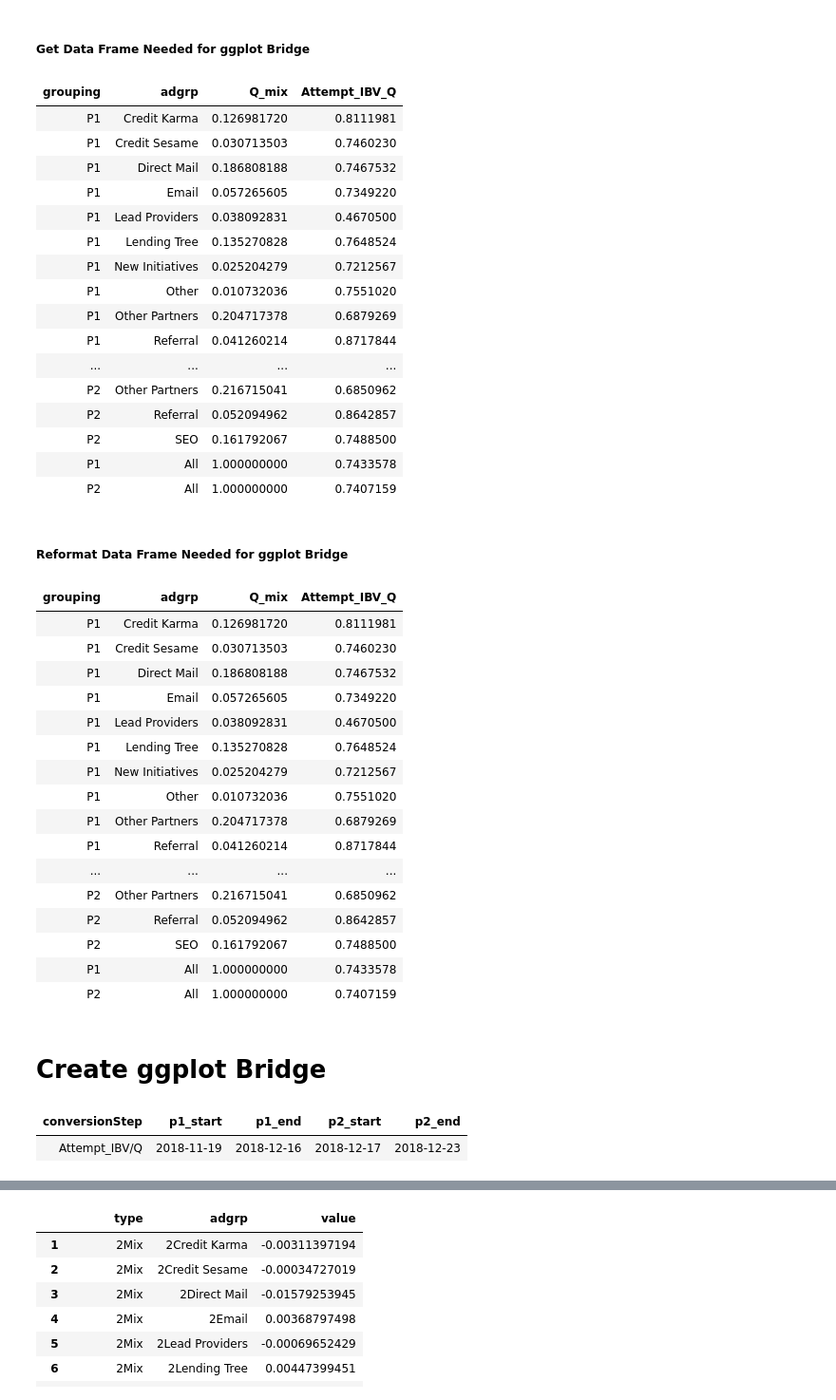
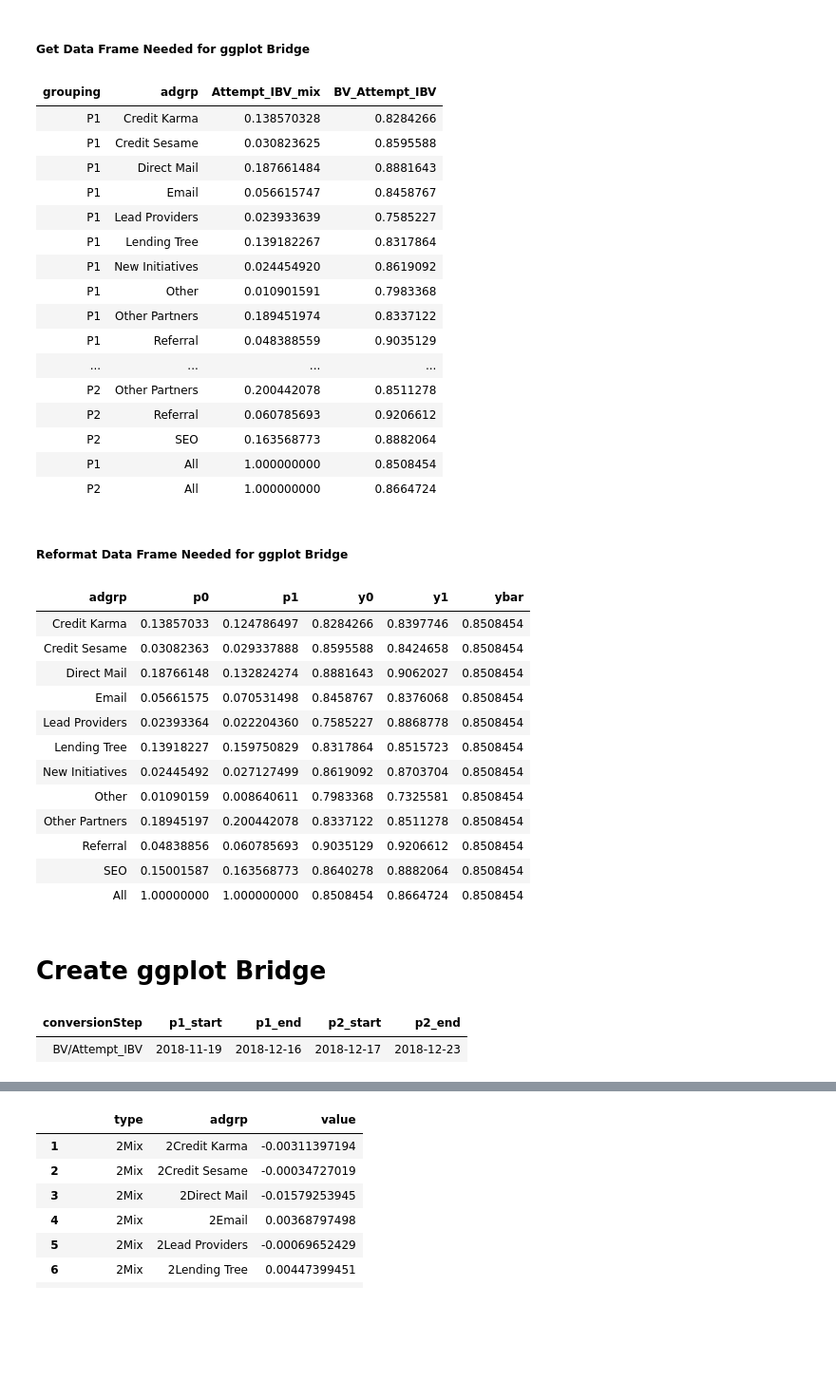
Before and after one commit to jasonchang2018/automate-fr-meeting, a Jupyter notebook: preprocessing/get-data-for-funnel-adgrps-bridge.ipynb, the cells around one changed output, grey strips where cells are left out. Shown at 95% size. Saved outputs shown, nothing was run; the diff lists cells and outputs as text; code cells hidden in the pictures; blank space fills up the shorter version.

Commit message:
v1.1 Fix getReformat() bug fix -- hard coded column number

```diff
--- a/preprocessing/get-data-for-funnel-adgrps-bridge.ipynb
+++ b/preprocessing/get-data-for-funnel-adgrps-bridge.ipynb
@@ -291,25 +291,25 @@ getMixConversion = function(numerator, denominator) {
 
 }
 # %%
-getMixConversion(quo(attempt_ibv), quo(qualified))
+getMixConversion(quo(bankverified), quo(attempt_ibv))
 # %% [output]
-| grouping | adgrp | Q_mix | Attempt_IBV_Q |
-| P1 | Credit Karma | 0.126981720 | 0.8111981 |
-| P1 | Credit Sesame | 0.030713503 | 0.7460230 |
-| P1 | Direct Mail | 0.186808188 | 0.7467532 |
-| P1 | Email | 0.057265605 | 0.7349220 |
-| P1 | Lead Providers | 0.038092831 | 0.4670500 |
-| P1 | Lending Tree | 0.135270828 | 0.7648524 |
-| P1 | New Initiatives | 0.025204279 | 0.7212567 |
-| P1 | Other | 0.010732036 | 0.7551020 |
-| P1 | Other Partners | 0.204717378 | 0.6879269 |
-| P1 | Referral | 0.041260214 | 0.8717844 |
+| grouping | adgrp | Attempt_IBV_mix | BV_Attempt_IBV |
+| P1 | Credit Karma | 0.138570328 | 0.8284266 |
+| P1 | Credit Sesame | 0.030823625 | 0.8595588 |
+| P1 | Direct Mail | 0.187661484 | 0.8881643 |
+| P1 | Email | 0.056615747 | 0.8458767 |
+| P1 | Lead Providers | 0.023933639 | 0.7585227 |
+| P1 | Lending Tree | 0.139182267 | 0.8317864 |
+| P1 | New Initiatives | 0.024454920 | 0.8619092 |
+| P1 | Other | 0.010901591 | 0.7983368 |
+| P1 | Other Partners | 0.189451974 | 0.8337122 |
+| P1 | Referral | 0.048388559 | 0.9035129 |
 | ... | ... | ... | ... |
-| P2 | Other Partners | 0.216715041 | 0.6850962 |
-| P2 | Referral | 0.052094962 | 0.8642857 |
-| P2 | SEO | 0.161792067 | 0.7488500 |
-| P1 | All | 1.000000000 | 0.7433578 |
-| P2 | All | 1.000000000 | 0.7407159 |
+| P2 | Other Partners | 0.200442078 | 0.8511278 |
+| P2 | Referral | 0.060785693 | 0.9206612 |
+| P2 | SEO | 0.163568773 | 0.8882064 |
+| P1 | All | 1.000000000 | 0.8508454 |
+| P2 | All | 1.000000000 | 0.8664724 |
 # %% [markdown]
 ##### Reformat Data Frame Needed for ggplot Bridge
 # %%
@@ -319,8 +319,8 @@ getMixConversionReformat = function(numerator, denominator) {
 
     reformat = data.frame(
         adgrp = preformat$adgrp[which(preformat$grouping == 'P1')],
-        p0 = preformat$Q_mix[which(preformat$grouping == 'P1')],
-        p1 = preformat$Q_mix[which(preformat$grouping == 'P2')],
+        p0 = preformat[,3][which(preformat$grouping == 'P1')],
+        p1 = preformat[,3][which(preformat$grouping == 'P2')],
         y0 = preformat[,4][which(preformat$grouping == 'P1')],
         y1 = preformat[,4][which(preformat$grouping == 'P2')],
         ybar = preformat[,4][which(preformat$grouping == 'P1' & preformat$adgrp == 'All')]
@@ -329,30 +329,24 @@ getMixConversionReformat = function(numerator, denominator) {
 
     return(reformat)
 
-
-
 }
 # %%
-a = getMixConversionReformat(quo(attempt_ibv), quo(qualified))
+a = getMixConversionReformat(quo(bankverified), quo(attempt_ibv))
 a
 # %% [output]
-| grouping | adgrp | Q_mix | Attempt_IBV_Q |
-| P1 | Credit Karma | 0.126981720 | 0.8111981 |
-| P1 | Credit Sesame | 0.030713503 | 0.7460230 |
-| P1 | Direct Mail | 0.186808188 | 0.7467532 |
-| P1 | Email | 0.057265605 | 0.7349220 |
-| P1 | Lead Providers | 0.038092831 | 0.4670500 |
-| P1 | Lending Tree | 0.135270828 | 0.7648524 |
-| P1 | New Initiatives | 0.025204279 | 0.7212567 |
-| P1 | Other | 0.010732036 | 0.7551020 |
-| P1 | Other Partners | 0.204717378 | 0.6879269 |
-| P1 | Referral | 0.041260214 | 0.8717844 |
-| ... | ... | ... | ... |
-| P2 | Other Partners | 0.216715041 | 0.6850962 |
-| P2 | Referral | 0.052094962 | 0.8642857 |
-| P2 | SEO | 0.161792067 | 0.7488500 |
-| P1 | All | 1.000000000 | 0.7433578 |
-| P2 | All | 1.000000000 | 0.7407159 |
+| adgrp | p0 | p1 | y0 | y1 | ybar |
+| Credit Karma | 0.13857033 | 0.124786497 | 0.8284266 | 0.8397746 | 0.8508454 |
+| Credit Sesame | 0.03082363 | 0.029337888 | 0.8595588 | 0.8424658 | 0.8508454 |
+| Direct Mail | 0.18766148 | 0.132824274 | 0.8881643 | 0.9062027 | 0.8508454 |
+| Email | 0.05661575 | 0.070531498 | 0.8458767 | 0.8376068 | 0.8508454 |
+| Lead Providers | 0.02393364 | 0.022204360 | 0.7585227 | 0.8868778 | 0.8508454 |
+| Lending Tree | 0.13918227 | 0.159750829 | 0.8317864 | 0.8515723 | 0.8508454 |
+| New Initiatives | 0.02445492 | 0.027127499 | 0.8619092 | 0.8703704 | 0.8508454 |
+| Other | 0.01090159 | 0.008640611 | 0.7983368 | 0.7325581 | 0.8508454 |
+| Other Partners | 0.18945197 | 0.200442078 | 0.8337122 | 0.8511278 | 0.8508454 |
+| Referral | 0.04838856 | 0.060785693 | 0.9035129 | 0.9206612 | 0.8508454 |
+| SEO | 0.15001587 | 0.163568773 | 0.8640278 | 0.8882064 | 0.8508454 |
+| All | 1.00000000 | 1.000000000 | 0.8508454 | 0.8664724 | 0.8508454 |
 # %% [markdown]
 # Create ggplot Bridge
 # %%
@@ -362,11 +356,11 @@ a
 # %%
 ## Run function to get necessary labels for the bridge.
 
-df_labels = getLabels(quo(attempt_ibv), quo(qualified))
+df_labels = getLabels(quo(bankverified), quo(attempt_ibv))
 df_labels
 # %% [output]
 | conversionStep | p1_start | p1_end | p2_start | p2_end |
-| Attempt_IBV/Q | 2018-11-19 | 2018-12-16 | 2018-12-17 | 2018-12-23 |
+| BV/Attempt_IBV | 2018-11-19 | 2018-12-16 | 2018-12-17 | 2018-12-23 |
 # %%
 ## Run function to get necessary parameters to build the bridge.
 
```
Also changed, not shown: parts of 2 cells of this notebook.
